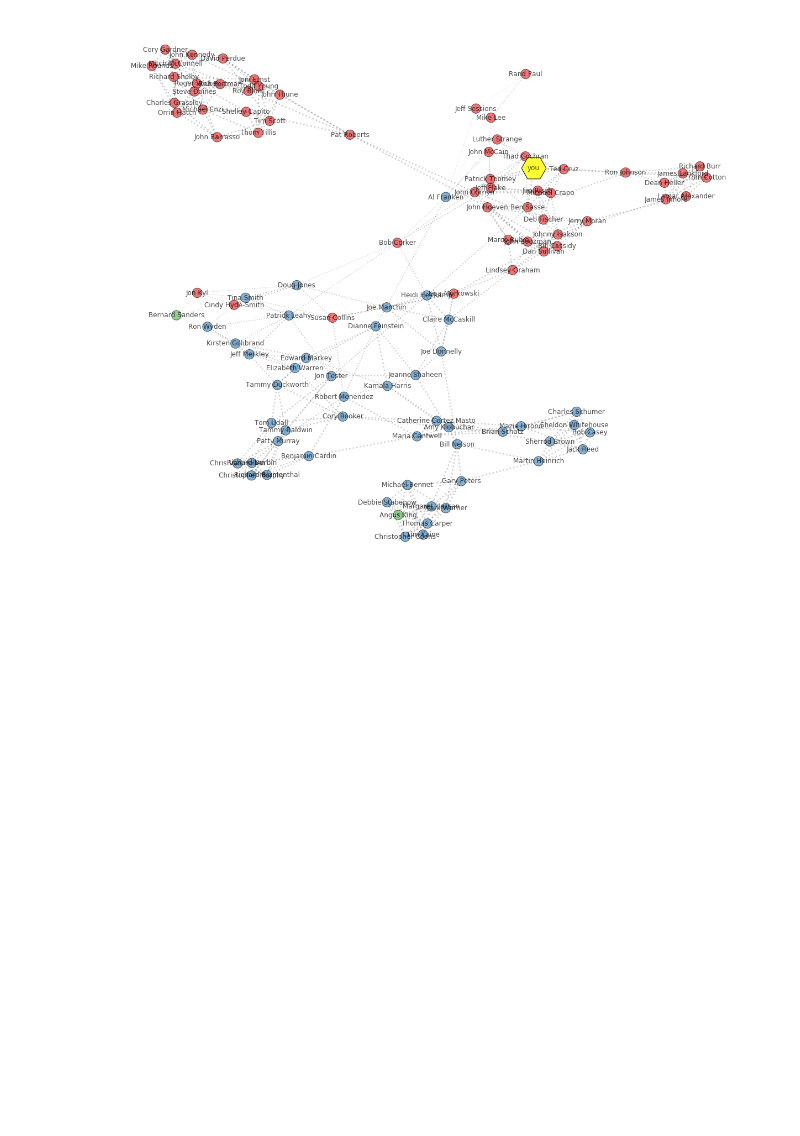
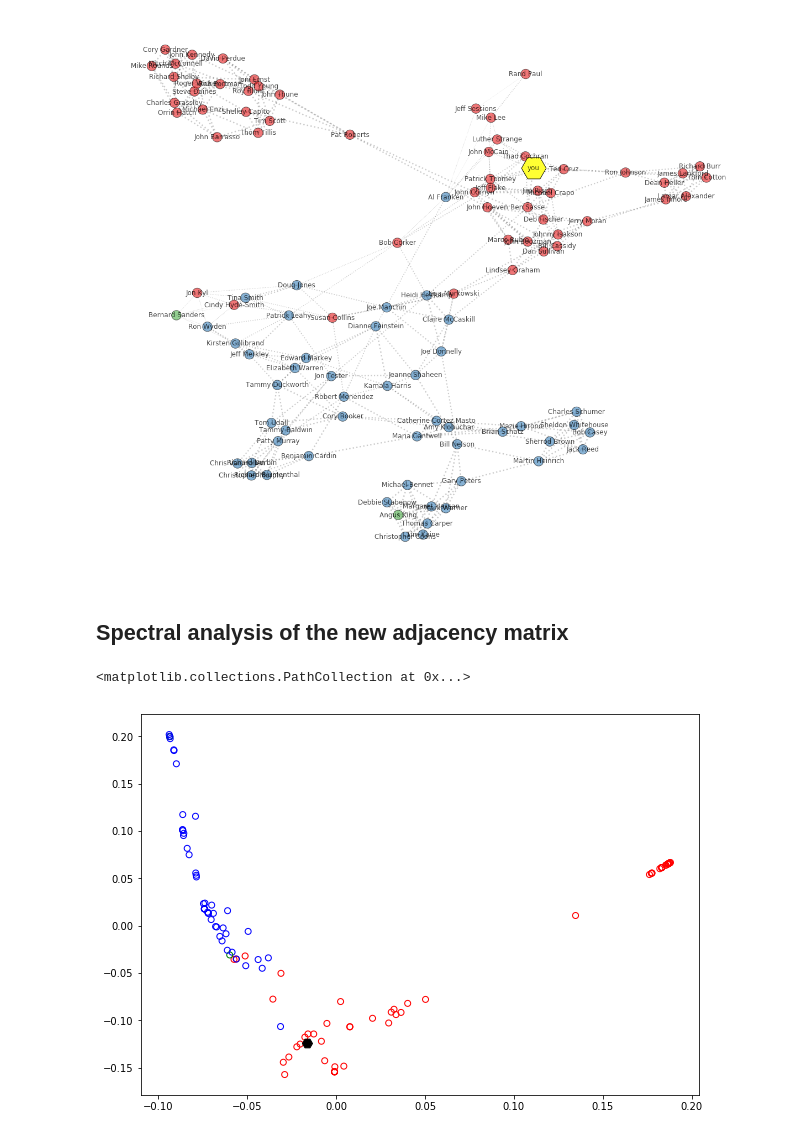
Before and after one commit to lkiel/US-Senators, a Jupyter notebook: Project Demonstration.ipynb, the cells around one changed output. Drawn from its saved outputs; the diff is of its cells as text; code cells hidden in the pictures; blank space fills up the shorter version.

Commit message:
Implement 1D and 2D embedding

```diff
--- a/Project Demonstration.ipynb
+++ b/Project Demonstration.ipynb
@@ -48,6 +48,7 @@ sparsification_functions = [lambda arg : sparsify_with_limit(sparsify_with_max_n
 
 adjacency = get_adjacency_multidistance(features, weights, cosine_similarity, lambda x:x, sparsification_functions)
 senators = pd.read_pickle("data/processed/processed_senators.pickle")
+labels_text = senators['party']
 labels = np.load("data/processed/processed_labels_numerical.npy")
 argsort_labels = np.argsort(labels)
 
@@ -149,3 +152,25 @@ plot_signal(new_adjacency, np.append(labels, [0]), labels=np.append(senators['na
 ['you']
 <matplotlib.collections.PathCollection at 0x...>
 [figure]
+# %% [markdown]
+## Spectral analysis of the new adjacency matrix
+# %%
+G = graphs.Graph(new_adjacency)
+G.set_coordinates('spring', seed=2018)
+G.compute_fourier_basis()
+G.compute_laplacian()
+
+embedding = G.U[:,1:3]
+
+colors = {'R':'red','D':'blue','I':'green'}
+
+plt.figure(figsize=(10,7))
+
+n = len(embedding)
+for i in range(n-1):
+    plt.scatter(embedding[i,0], embedding[i,1], facecolors='none', edgecolors=colors[labels_text[i]])
+
+plt.scatter(embedding[n-1,0], embedding[n-1,1], color='black', s=100, marker='H')
+# %% [output]
+<matplotlib.collections.PathCollection at 0x...>
+[figure, added]
```
Also changed, not shown: parts of 3 cells of this notebook, 1 other file.
